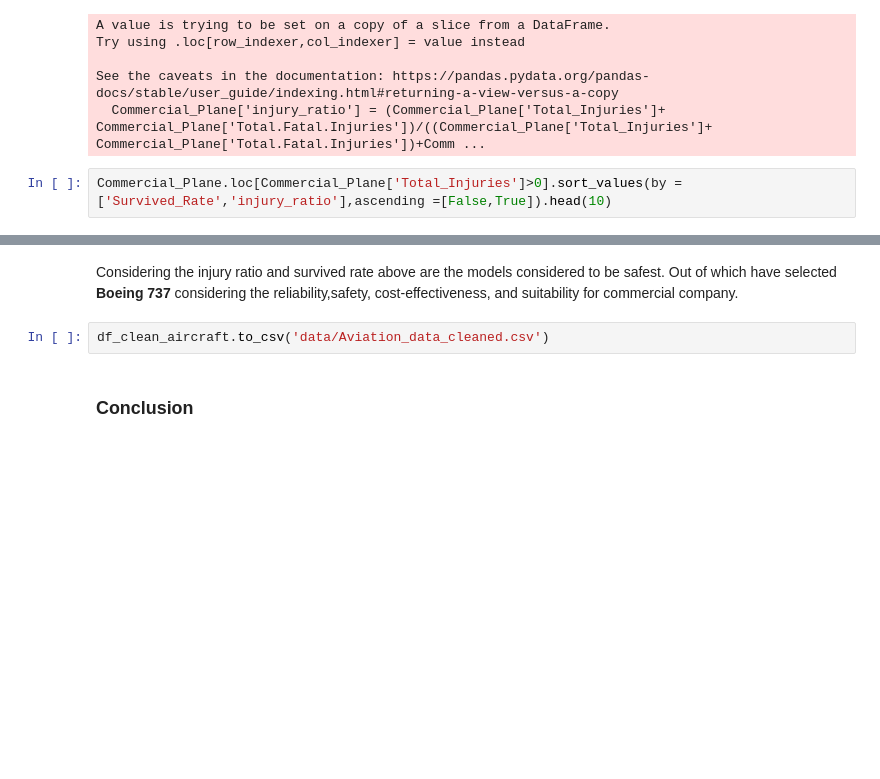
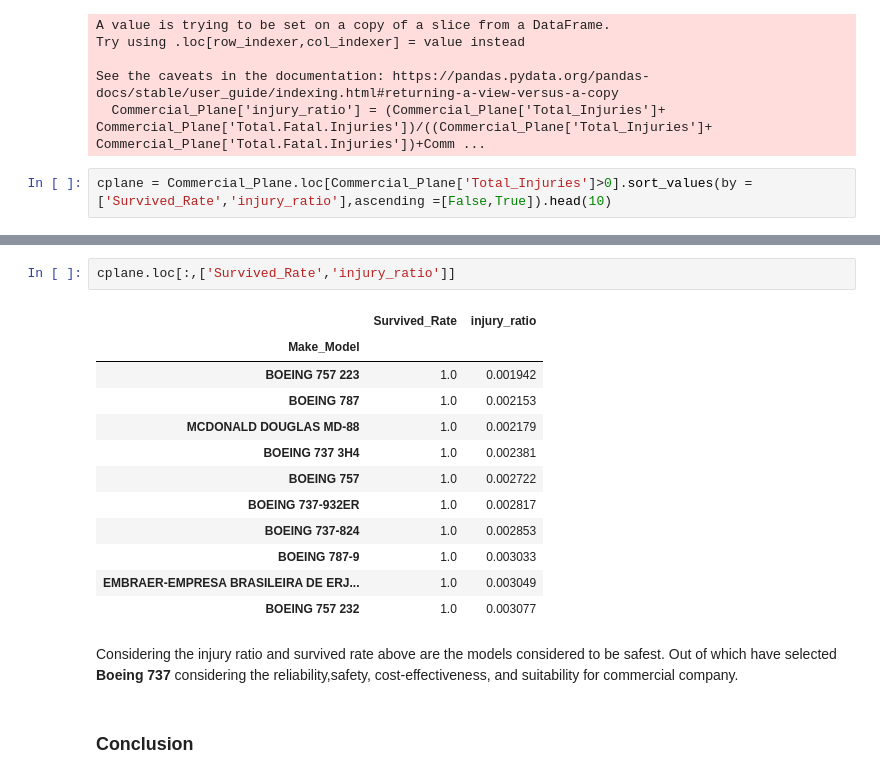
Before and after one commit to GitHbGav/dsc-phase-1-project-v3, a Jupyter notebook: student.ipynb, the cells around one changed output, grey strips where cells are left out. Drawn from its saved outputs; the diff is of its cells as text; blank space fills up the shorter version.

```diff
--- a/student.ipynb
+++ b/student.ipynb
@@ -801,4 +808,4 @@ Try using .loc[row_indexer,col_indexer] = value instead
 See the caveats in the documentation: https://pandas.pydata.org/pandas-docs/stable/user_guide/indexing.html#returning-a-view-versus-a-copy
   Commercial_Plane['injury_ratio'] = (Commercial_Plane['Total_Injuries']+ Commercial_Plane['Total.Fatal.Injuries'])/((Commercial_Plane['Total_Injuries']+ Commercial_Plane['Total.Fatal.Injuries'])+Comm ...
 # %%
-Commercial_Plane.loc[Commercial_Plane['Total_Injuries']>0].sort_values(by =['Survived_Rate','injury_ratio'],ascending =[False,True]).head(10)
+cplane = Commercial_Plane.loc[Commercial_Plane['Total_Injuries']>0].sort_values(by =['Survived_Rate','injury_ratio'],ascending =[False,True]).head(10)
@@ -818,7 +812,20 @@ Commercial_Plane.loc[Commercial_Plane['Total_Injuries']>0].sort_values(by =['Sur
+# %%
+cplane.loc[:,['Survived_Rate','injury_ratio']]
+# %% [output]
+|  | Survived_Rate | injury_ratio |
+| Make_Model |  |  |
+| BOEING 757 223 | 1.0 | 0.001942 |
+| BOEING 787 | 1.0 | 0.002153 |
+| MCDONALD DOUGLAS MD-88 | 1.0 | 0.002179 |
+| BOEING 737 3H4 | 1.0 | 0.002381 |
+| BOEING 757 | 1.0 | 0.002722 |
+| BOEING 737-932ER | 1.0 | 0.002817 |
+| BOEING 737-824 | 1.0 | 0.002853 |
+| BOEING 787-9 | 1.0 | 0.003033 |
+| EMBRAER-EMPRESA BRASILEIRA DE ERJ... | 1.0 | 0.003049 |
+| BOEING 757 232 | 1.0 | 0.003077 |
 # %% [markdown]
 Considering the injury ratio and survived rate above are the models considered to be safest. Out of which have selected **Boeing 737** considering the reliability,safety, cost-effectiveness, and suitability for commercial company.
-# %%
-df_clean_aircraft.to_csv('data/Aviation_data_cleaned.csv')
 # %% [markdown]
 ### Conclusion
 # %% [markdown]
```
Also changed, not shown: parts of 15 cells of this notebook.
